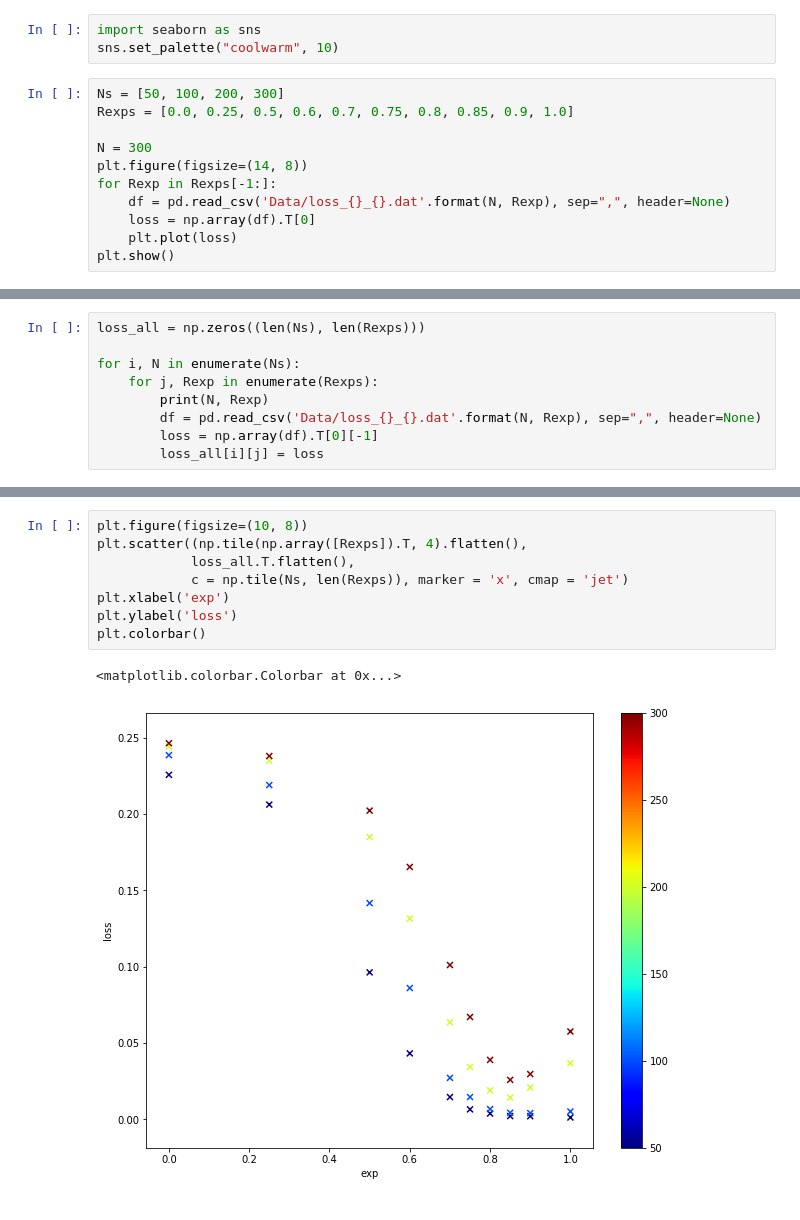
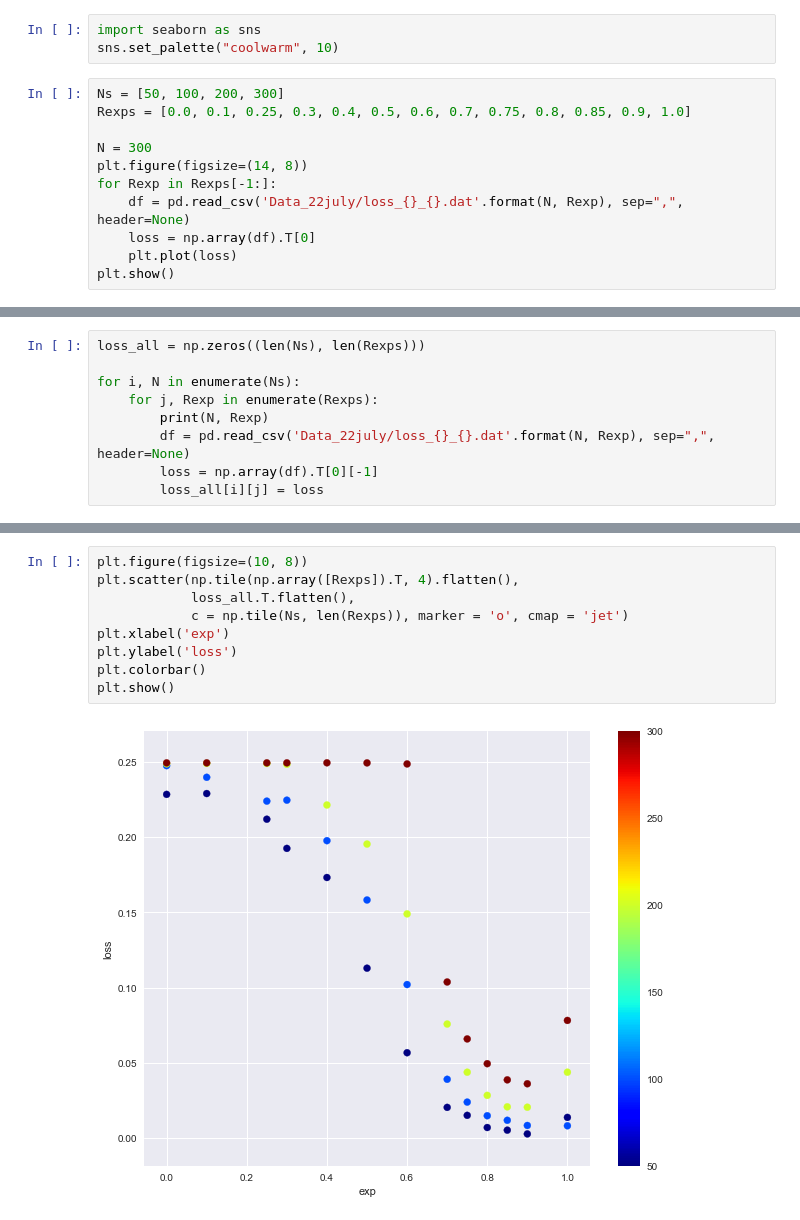
Before and after one commit to ghzhang0/Boulder_2019, a Jupyter notebook: Loss_analysis_1.ipynb, the cells around one changed output, grey strips where cells are left out. Drawn from its saved outputs; the diff is of its cells as text.

Commit message:
loss analysis on new data

```diff
--- a/Loss_analysis_1.ipynb
+++ b/Loss_analysis_1.ipynb
@@ -8,12 +8,12 @@ import seaborn as sns
 sns.set_palette("coolwarm", 10)
 # %%
 Ns = [50, 100, 200, 300]
-Rexps = [0.0, 0.25, 0.5, 0.6, 0.7, 0.75, 0.8, 0.85, 0.9, 1.0]
+Rexps = [0.0, 0.1, 0.25, 0.3, 0.4, 0.5, 0.6, 0.7, 0.75, 0.8, 0.85, 0.9, 1.0]
 
 N = 300
 plt.figure(figsize=(14, 8))
 for Rexp in Rexps[-1:]:
-    df = pd.read_csv('Data/loss_{}_{}.dat'.format(N, Rexp), sep=",", header=None)
+    df = pd.read_csv('Data_22july/loss_{}_{}.dat'.format(N, Rexp), sep=",", header=None)
     loss = np.array(df).T[0]
     plt.plot(loss)
 plt.show()
@@ -25,7 +25,7 @@ loss_all = np.zeros((len(Ns), len(Rexps)))
 for i, N in enumerate(Ns):
     for j, Rexp in enumerate(Rexps):
         print(N, Rexp)
-        df = pd.read_csv('Data/loss_{}_{}.dat'.format(N, Rexp), sep=",", header=None)
+        df = pd.read_csv('Data_22july/loss_{}_{}.dat'.format(N, Rexp), sep=",", header=None)
         loss = np.array(df).T[0][-1]
         loss_all[i][j] = loss
 # %% [output]
@@ -91,11 +79,11 @@ plt.colorbar()
 # %%
 plt.figure(figsize=(10, 8))
-plt.scatter((np.tile(np.array([Rexps]).T, 4).flatten(),
+plt.scatter(np.tile(np.array([Rexps]).T, 4).flatten(),
             loss_all.T.flatten(),
-            c = np.tile(Ns, len(Rexps)), marker = 'x', cmap = 'jet')
+            c = np.tile(Ns, len(Rexps)), marker = 'o', cmap = 'jet')
 plt.xlabel('exp')
 plt.ylabel('loss')
 plt.colorbar()
+plt.show()
 # %% [output]
-<matplotlib.colorbar.Colorbar at 0x...>
-[figure, old version]
+[figure, new version]
```
Also changed, not shown: parts of 5 cells of this notebook.
